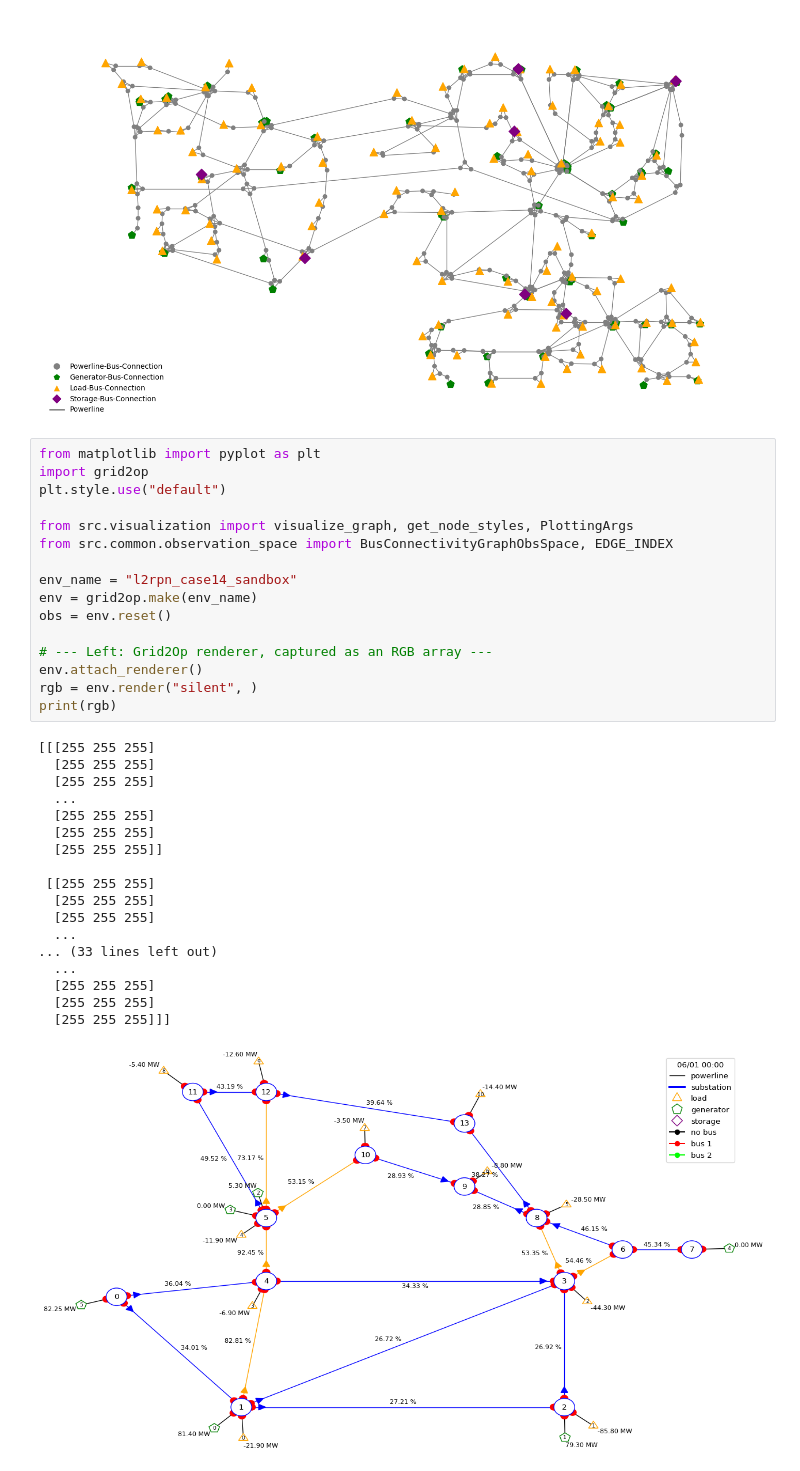
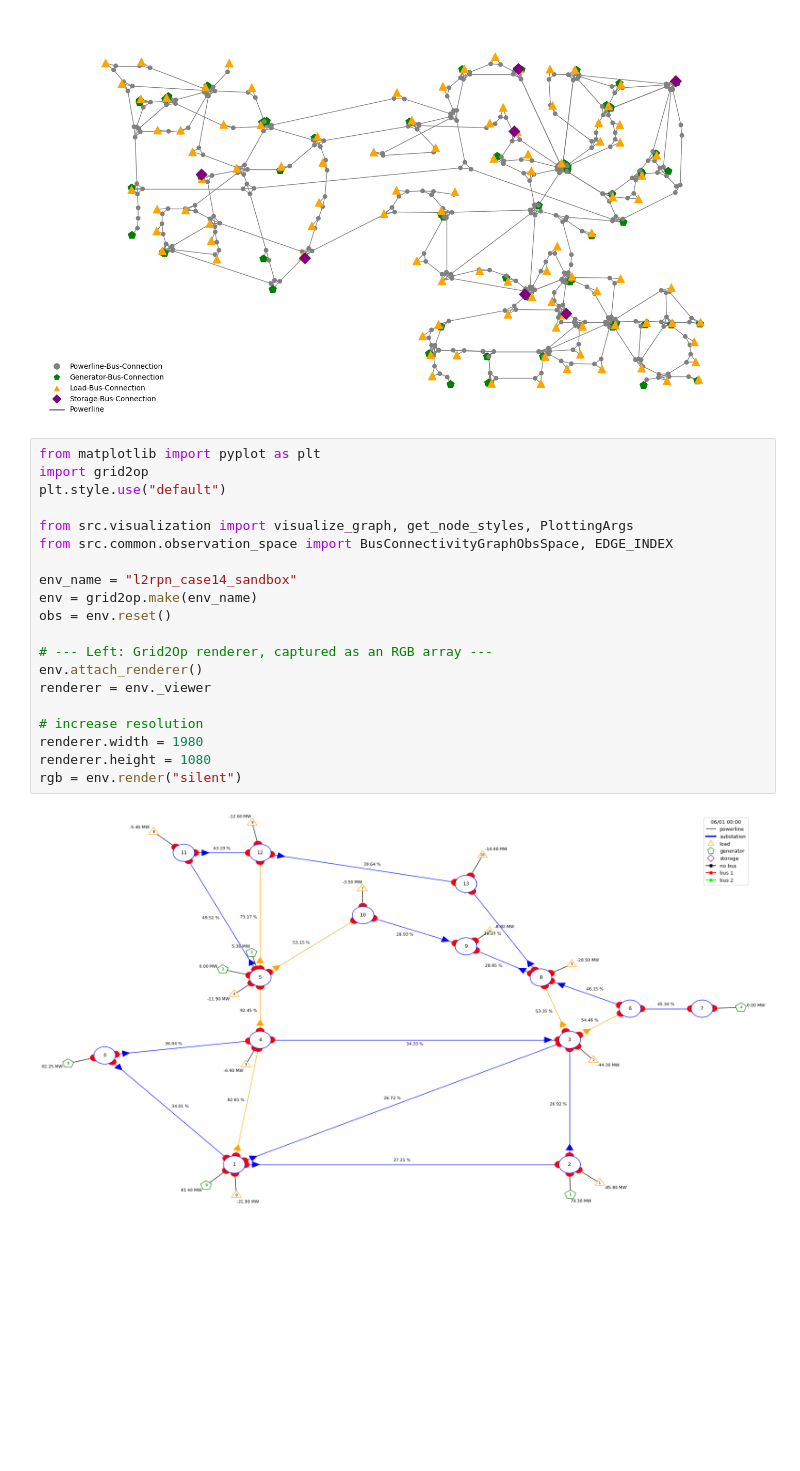
Before and after one commit to HansDampf37/NRI-for-explainable-RL-in-Power-Grids, a Jupyter notebook: src/visualization/observation_space.ipynb, the cells around one changed output. Drawn from its saved outputs; the diff is of its cells as text; blank space fills up the shorter version.

```diff
--- a/src/visualization/observation_space.ipynb
+++ b/src/visualization/observation_space.ipynb
@@ -187,38 +187,25 @@ fig_118.show()
 # %%
 from matplotlib import pyplot as plt
 import grid2op
 plt.style.use("default")
 
 from src.visualization import visualize_graph, get_node_styles, PlottingArgs
 from src.common.observation_space import BusConnectivityGraphObsSpace, EDGE_INDEX
 
 env_name = "l2rpn_case14_sandbox"
 env = grid2op.make(env_name)
 obs = env.reset()
 
 # --- Left: Grid2Op renderer, captured as an RGB array ---
 env.attach_renderer()
-rgb = env.render("silent", )
-print(rgb)
+renderer = env._viewer
+
+# increase resolution
+renderer.width = 1980
+renderer.height = 1080
+rgb = env.render("silent")
 # %% [output]
-[[[255 255 255]
-  [255 255 255]
-  [255 255 255]
-  ...
-  [255 255 255]
-  [255 255 255]
-  [255 255 255]]
-
- [[255 255 255]
-  [255 255 255]
-  [255 255 255]
-  ...
-... (33 lines left out)
-  ...
-  [255 255 255]
-  [255 255 255]
-  [255 255 255]]]
-[figure, old version]
+[figure, new version]
 # %%
 fig, axs = plt.subplots(1, 2, figsize=(15, 5))
 
```
Also changed, not shown: parts of 1 cell of this notebook, 6 other files.
